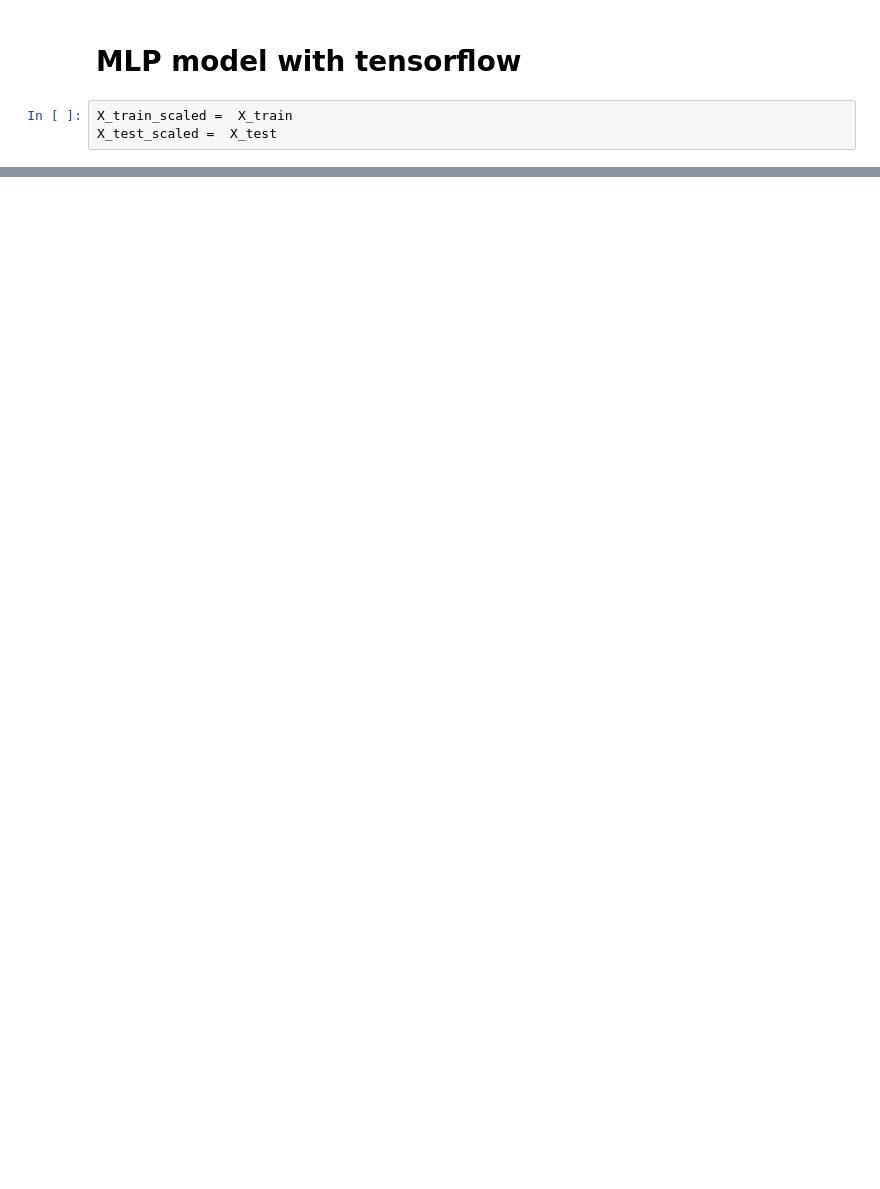
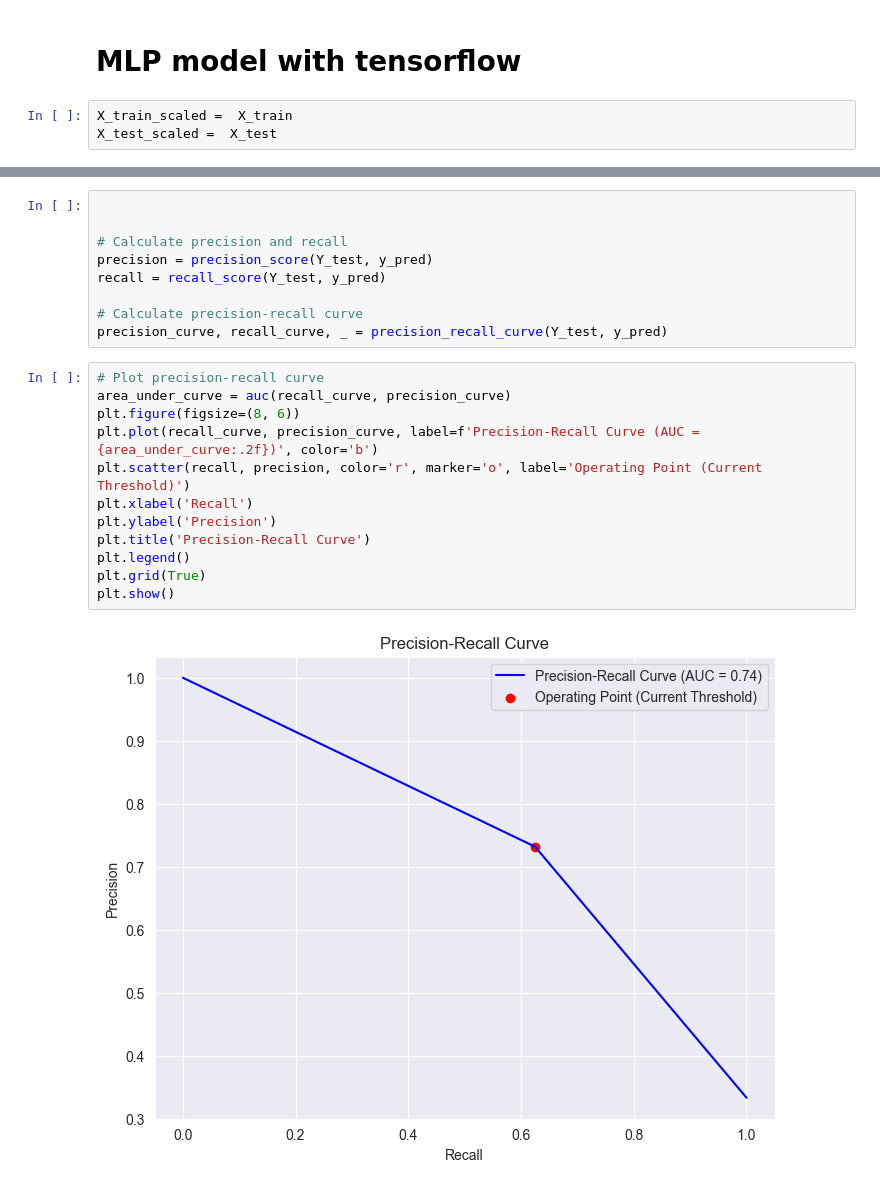
Before and after one commit to Bhargavoza1/ml-practice-project, a Jupyter notebook: Diabetes-Prediction.ipynb, the cells around one changed output, grey strips where cells are left out. Cells and saved outputs as stored; diff of their text form; blank space fills up the shorter version.

```diff
--- a/Diabetes-Prediction.ipynb
+++ b/Diabetes-Prediction.ipynb
@@ -361,3 +416,26 @@ y_pred  = model.predict(X_test_scaled)
+# %%
+
+
+# Calculate precision and recall
+precision = precision_score(Y_test, y_pred)
+recall = recall_score(Y_test, y_pred)
+
+# Calculate precision-recall curve
+precision_curve, recall_curve, _ = precision_recall_curve(Y_test, y_pred)
+# %%
+# Plot precision-recall curve
+area_under_curve = auc(recall_curve, precision_curve)
+plt.figure(figsize=(8, 6))
+plt.plot(recall_curve, precision_curve, label=f'Precision-Recall Curve (AUC = {area_under_curve:.2f})', color='b')
+plt.scatter(recall, precision, color='r', marker='o', label='Operating Point (Current Threshold)')
+plt.xlabel('Recall')
+plt.ylabel('Precision')
+plt.title('Precision-Recall Curve')
+plt.legend()
+plt.grid(True)
+plt.show()
+# %% [output]
+[figure, added]
 # %%
 from sklearn.metrics import roc_curve, auc
 fpr, tpr, _ = roc_curve(Y_test, y_pred)
```
Also changed, not shown: parts of 26 cells of this notebook.
